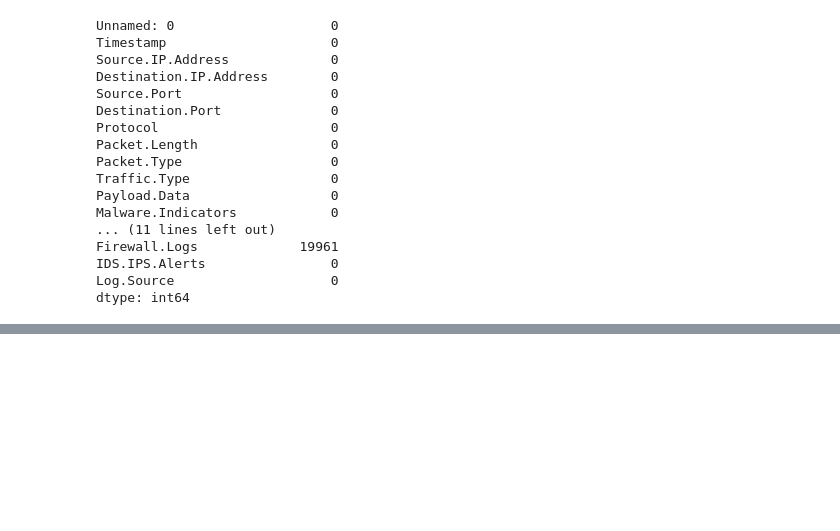
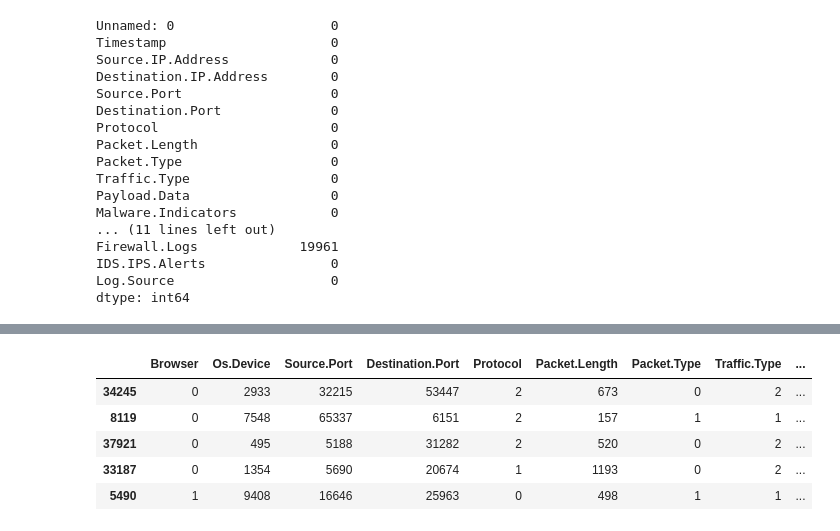
Before and after one commit to gavin-bulthuis/Classifying-Cyberattacks, a Jupyter notebook: main.ipynb, the cells around one changed output, grey strips where cells are left out. Cells and saved outputs as stored; diff of their text form; code cells hidden in the pictures; blank space fills up the shorter version.

```diff
--- a/main.ipynb
+++ b/main.ipynb
@@ -144,6 +249,15 @@ numerical_features = X_train_balanced.select_dtypes(include=['int64', 'float64']
 scaler = StandardScaler()
 X_train_balanced[numerical_features] = scaler.fit_transform(X_train_balanced[numerical_features])
 X_test[numerical_features] = scaler.transform(X_test[numerical_features])
+# %%
+X_train.head()
+# %% [output]
+|  | Browser | Os.Device | Source.Port | Destination.Port | Protocol | Packet.Length | Packet.Type | Traffic.Type | ... |
+| 34245 | 0 | 2933 | 32215 | 53447 | 2 | 673 | 0 | 2 | ... |
+| 8119 | 0 | 7548 | 65337 | 6151 | 2 | 157 | 1 | 1 | ... |
+| 37921 | 0 | 495 | 5188 | 31282 | 2 | 520 | 0 | 2 | ... |
+| 33187 | 0 | 1354 | 5690 | 20674 | 1 | 1193 | 0 | 2 | ... |
+| 5490 | 1 | 9408 | 16646 | 25963 | 0 | 498 | 1 | 1 | ... |
 # %%
 # Validation After Preprocessing
 print("Validation: Shape of Datasets")
```
Also changed, not shown: parts of 21 cells of this notebook, 1 other file.
